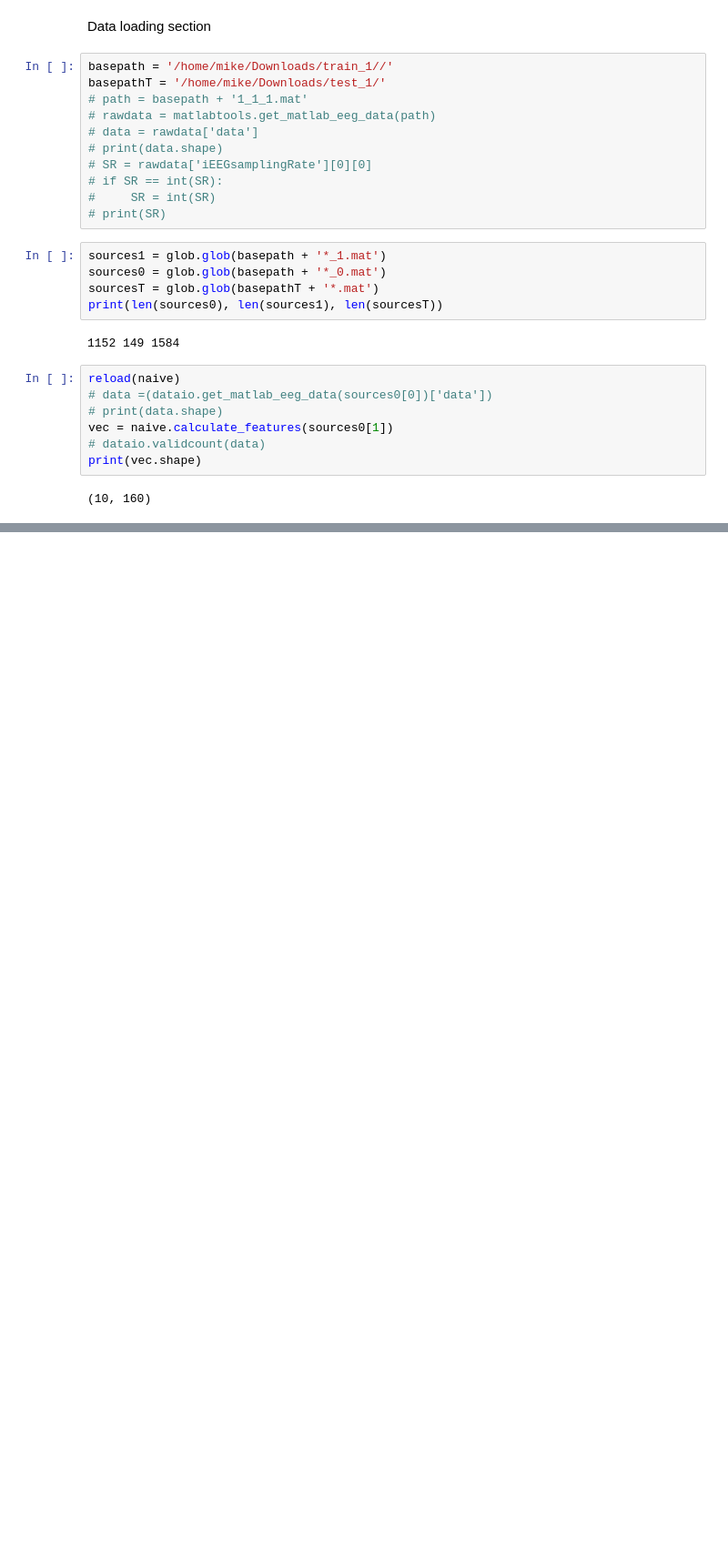
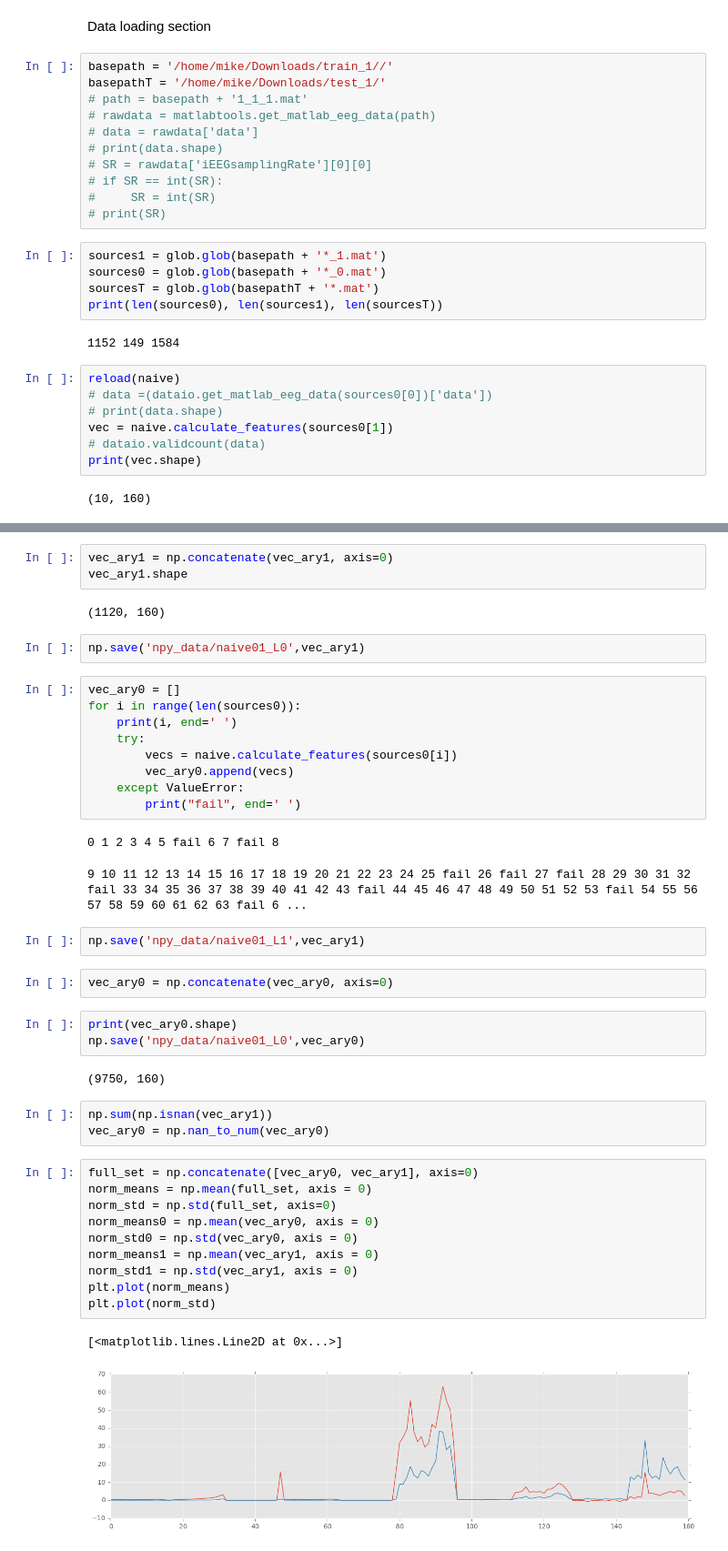
Before and after one commit to xkortex/eeg_seizure_prediction, a Jupyter notebook: fft_sanitize02.ipynb, the cells around one changed output, grey strips where cells are left out. Shown at 91% size. Saved outputs shown, nothing was run; the diff lists cells and outputs as text; blank space fills up the shorter version.

```diff
--- a/fft_sanitize02.ipynb
+++ b/fft_sanitize02.ipynb
@@ -81,0 +129,44 @@ vev_ary.shape
+# %%
+vec_ary1 = np.concatenate(vec_ary1, axis=0)
+vec_ary1.shape
+# %% [output]
+(1120, 160)
+# %%
+np.save('npy_data/naive01_L0',vec_ary1)
+# %%
+vec_ary0 = []
+for i in range(len(sources0)):
+    print(i, end=' ')
+    try:
+        vecs = naive.calculate_features(sources0[i])
+        vec_ary0.append(vecs)
+    except ValueError:
+        print("fail", end=' ')
+# %% [output]
+0 1 2 3 4 5 fail 6 7 fail 8
+9 10 11 12 13 14 15 16 17 18 19 20 21 22 23 24 25 fail 26 fail 27 fail 28 29 30 31 32 fail 33 34 35 36 37 38 39 40 41 42 43 fail 44 45 46 47 48 49 50 51 52 53 fail 54 55 56 57 58 59 60 61 62 63 fail 6 ...
+# %%
+np.save('npy_data/naive01_L1',vec_ary1)
+# %%
+vec_ary0 = np.concatenate(vec_ary0, axis=0)
+# %%
+print(vec_ary0.shape)
+np.save('npy_data/naive01_L0',vec_ary0)
+# %% [output]
+(9750, 160)
+# %%
+np.sum(np.isnan(vec_ary1))
+vec_ary0 = np.nan_to_num(vec_ary0)
+# %%
+full_set = np.concatenate([vec_ary0, vec_ary1], axis=0)
+norm_means = np.mean(full_set, axis = 0)
+norm_std = np.std(full_set, axis=0)
+norm_means0 = np.mean(vec_ary0, axis = 0)
+norm_std0 = np.std(vec_ary0, axis = 0)
+norm_means1 = np.mean(vec_ary1, axis = 0)
+norm_std1 = np.std(vec_ary1, axis = 0)
+plt.plot(norm_means)
+plt.plot(norm_std)
+# %% [output]
+[<matplotlib.lines.Line2D at 0x...>]
+[figure, added]
```
Also changed, not shown: parts of 14 cells of this notebook, 24 other files.
